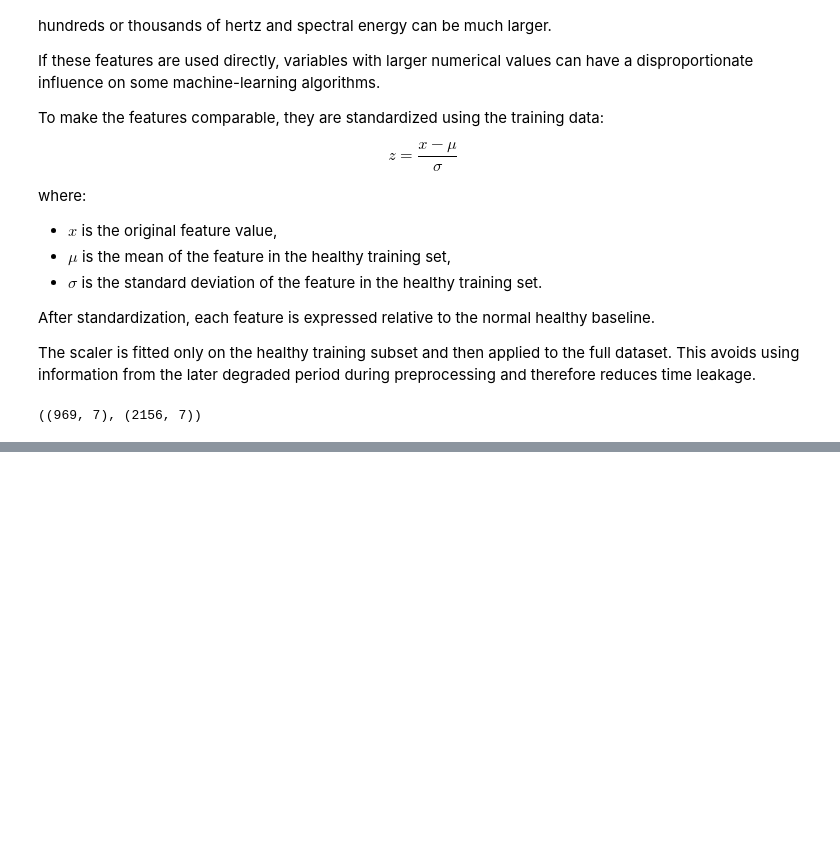
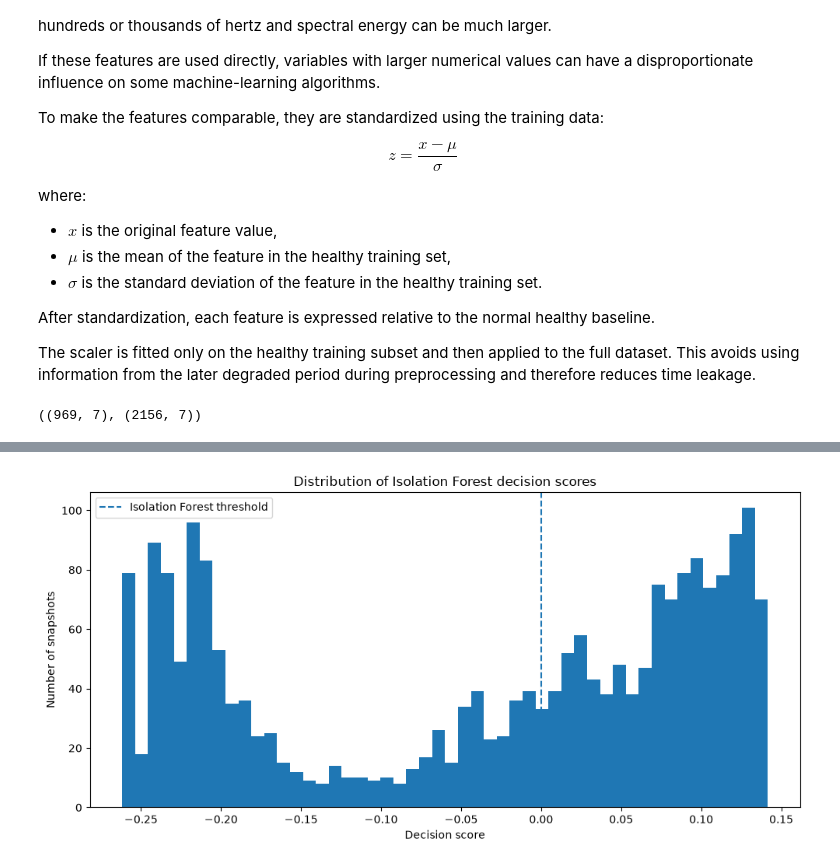
Before and after one commit to amedeone03/machineguard, a Jupyter notebook: notebooks/02_feature_analysis.ipynb, the cells around one changed output, grey strips where cells are left out. Drawn from its saved outputs; the diff is of its cells as text; code cells hidden in the pictures; blank space fills up the shorter version.

Commit message:
isolation forest's default thresholding rule

```diff
--- a/notebooks/02_feature_analysis.ipynb
+++ b/notebooks/02_feature_analysis.ipynb
@@ -390,0 +410,10 @@ X_healthy_scaled.shape, X_scaled.shape
+# %%
+from sklearn.ensemble import IsolationForest
+
+isolation_forest = IsolationForest(
+    n_estimators=200,
+    contamination="auto",
+    random_state=42,
+)
+
+isolation_forest.fit(X_healthy_scaled)
@@ -390,0 +422,2 @@ X_healthy_scaled.shape, X_scaled.shape
+# %%
+decision_scores = isolation_forest.decision_function(X_scaled)
@@ -390,0 +452,23 @@ X_healthy_scaled.shape, X_scaled.shape
+# %%
+plt.figure(figsize=(10, 5))
+
+plt.hist(
+    decision_scores,
+    bins=50,
+)
+
+plt.axvline(
+    0,
+    linestyle="--",
+    label="Isolation Forest threshold",
+)
+
+plt.xlabel("Decision score")
+plt.ylabel("Number of snapshots")
+plt.title("Distribution of Isolation Forest decision scores")
+plt.legend()
+
+plt.tight_layout()
+plt.show()
+# %% [output]
+[figure, added]
```
Also changed, not shown: parts of 11 cells of this notebook.
